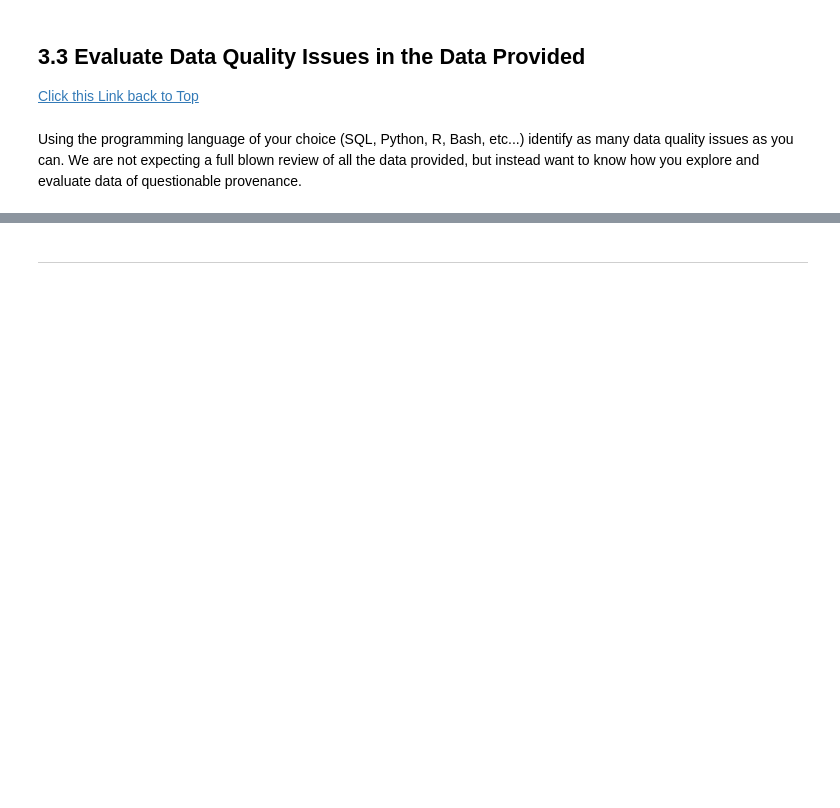
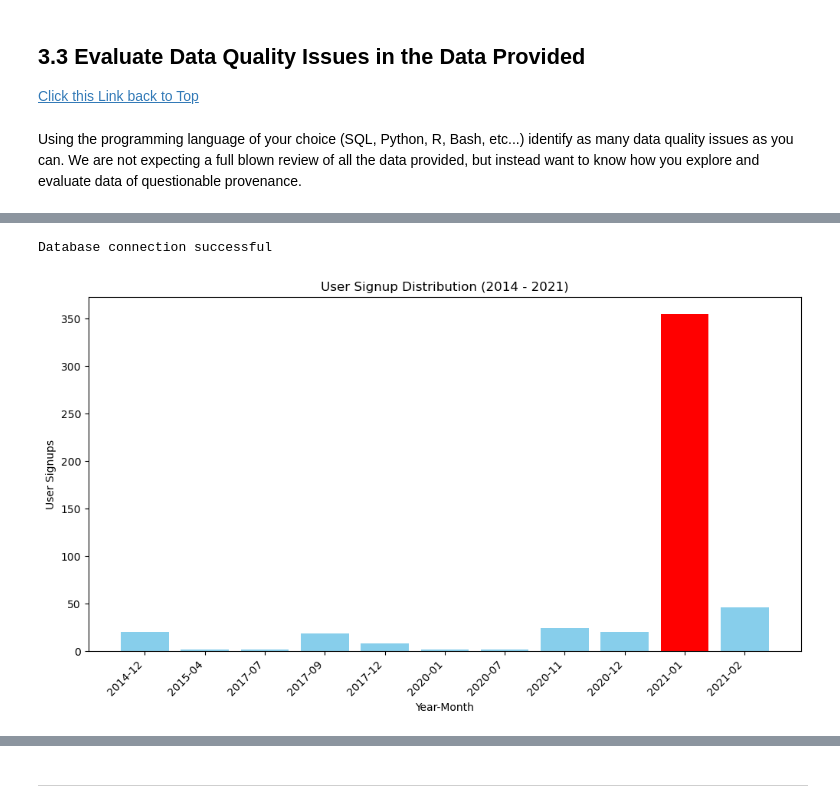
Before and after one commit to L3P3titPrince/015_FetchRewards_HW, a Jupyter notebook: src/FetchRewards_HW.ipynb, the cells around one changed output, grey strips where cells are left out. Drawn from its saved outputs; the diff is of its cells as text; code cells hidden in the pictures; blank space fills up the shorter version.

```diff
--- a/src/FetchRewards_HW.ipynb
+++ b/src/FetchRewards_HW.ipynb
@@ -2007,0 +2129,54 @@ Using the programming language of your choice (SQL, Python, R, Bash, etc...) ide
+# %%
+import pandas as pd
+import psycopg2
+import matplotlib.pyplot as plt
+import seaborn as sns
+
+# [TODO]: replace with reading from .env file
+DB_HOST = "155.248.207.242"
+DB_PORT = "5432"  # Default PostgreSQL port
+DB_NAME = "fetch_db"
+DB_USER = "postgres"
+DB_PASSWORD = "00wasabi00"
+
+# SQL Query to Fetch User Creation Data
+query = """
+SELECT
+    created_date
+FROM
+    users
+"""
+
+# Connect to PostgreSQL and Fetch Data
+try:
+    connection = psycopg2.connect(
+        host=DB_HOST, port=DB_PORT, database=DB_NAME, user=DB_USER, password=DB_PASSWORD
+    )
+    print("Database connection successful")
+    df = pd.read_sql(query,connection)
+    connection.close()
+except Exception as e:
+    print(f"Database connection failed: {e}")
+    exit()
+# Convert user_created_date to Year-Month format
+df['year_month'] = pd.to_datetime(df['created_date']).dt.to_period('M')
+# Count the number of users created per month
+user_counts = df['year_month'].value_counts().sort_index()
+
+# Plot
+plt.figure(figsize=(12, 6))
+sns.barplot(x=user_counts.index.astype(str), y=user_counts.values, color='skyblue')
+
+# Highlight the imbalanced month (Nov 2020)
+highlighted_month = '2021-01'
+plt.bar(user_counts.index.astype(str), user_counts.values, color=['red' if str(x) == highlighted_month else 'skyblue' for x in user_counts.index])
+
+# Labels & Titles
+plt.xticks(rotation=45, ha='right')
+plt.xlabel("Year-Month")
+plt.ylabel("User Signups")
+plt.title("User Signup Distribution (2014 - 2021)")
+plt.show()
+# %% [output]
+Database connection successful
+[figure, added]
```
Also changed, not shown: parts of 31 cells of this notebook, 3 other files.
